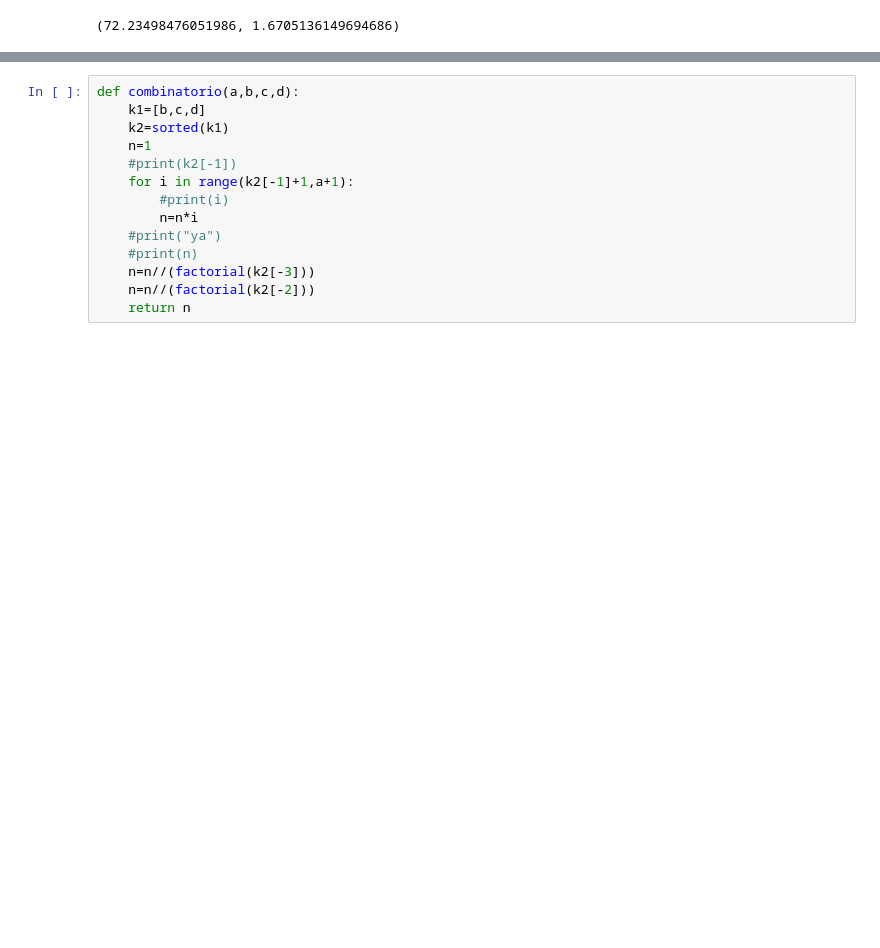
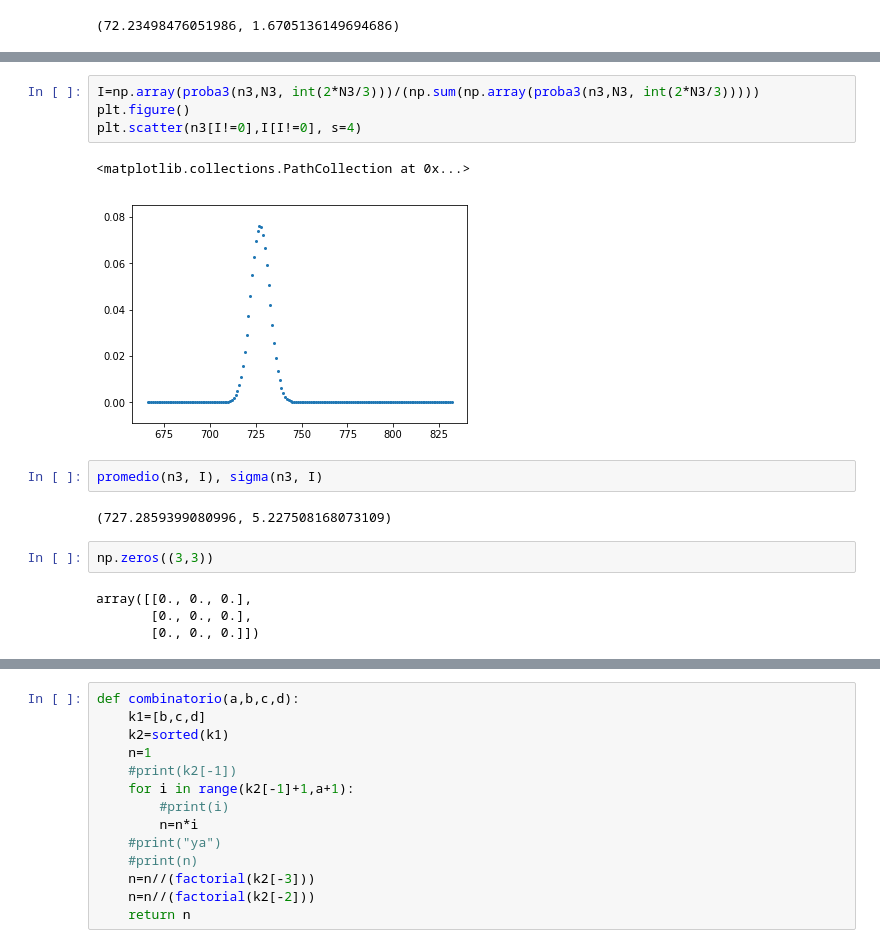
Before and after one commit to SantiagoBeltran/Tarea2FE, a Jupyter notebook: Tarea 2.ipynb, the cells around one changed output, grey strips where cells are left out. Cells and saved outputs as stored; diff of their text form; blank space fills up the shorter version.

```diff
--- a/Tarea 2.ipynb
+++ b/Tarea 2.ipynb
@@ -217,0 +238,17 @@ OverflowError: int too large to convert to float
+# %%
+I=np.array(proba3(n3,N3, int(2*N3/3)))/(np.sum(np.array(proba3(n3,N3, int(2*N3/3)))))
+plt.figure()
+plt.scatter(n3[I!=0],I[I!=0], s=4)
+# %% [output]
+<matplotlib.collections.PathCollection at 0x...>
+[figure, added]
+# %%
+promedio(n3, I), sigma(n3, I)
+# %% [output]
+(727.2859399080996, 5.227508168073109)
+# %%
+np.zeros((3,3))
+# %% [output]
+array([[0., 0., 0.],
+       [0., 0., 0.],
+       [0., 0., 0.]])
```
Also changed, not shown: parts of 14 cells of this notebook.
